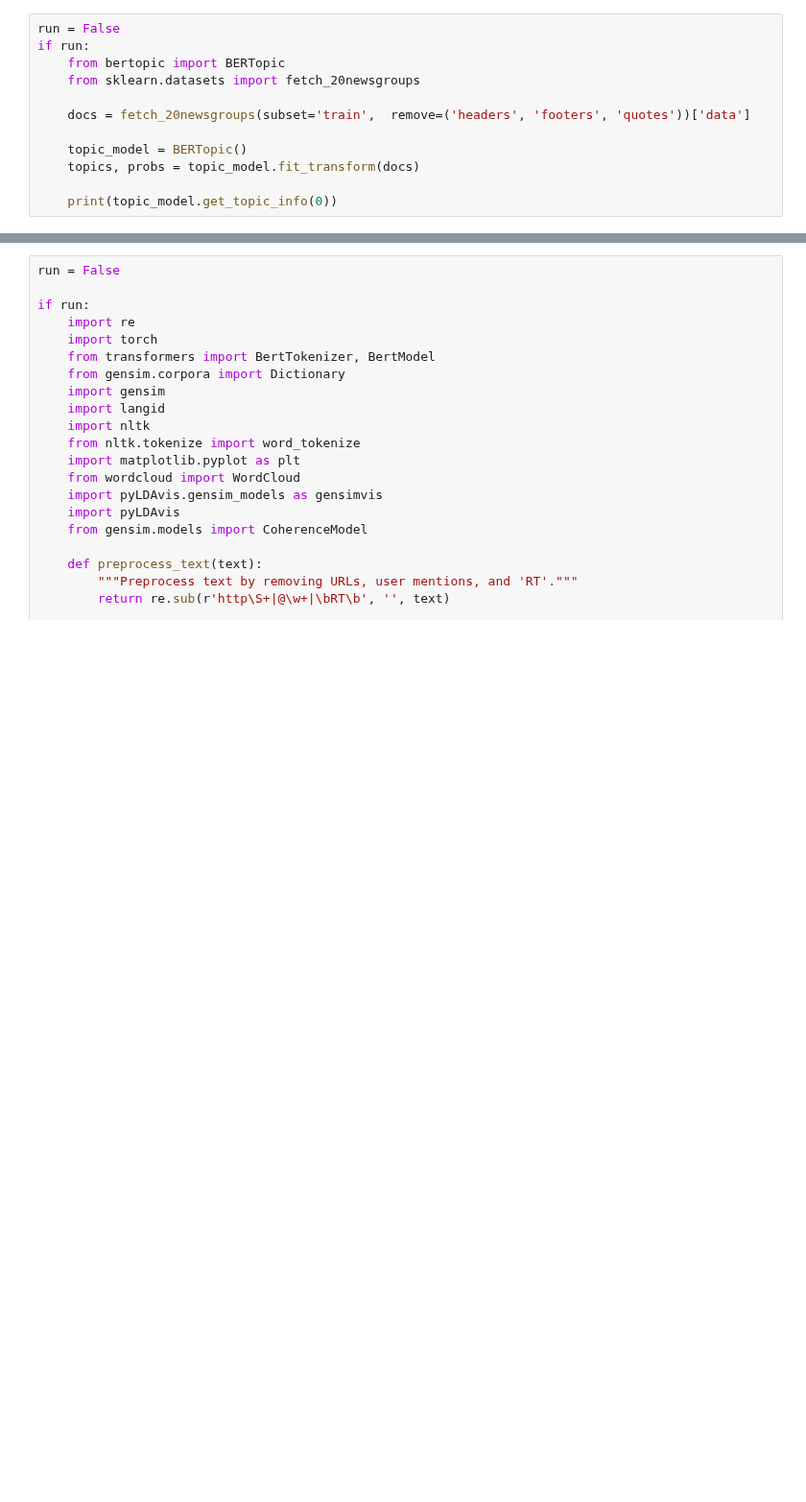
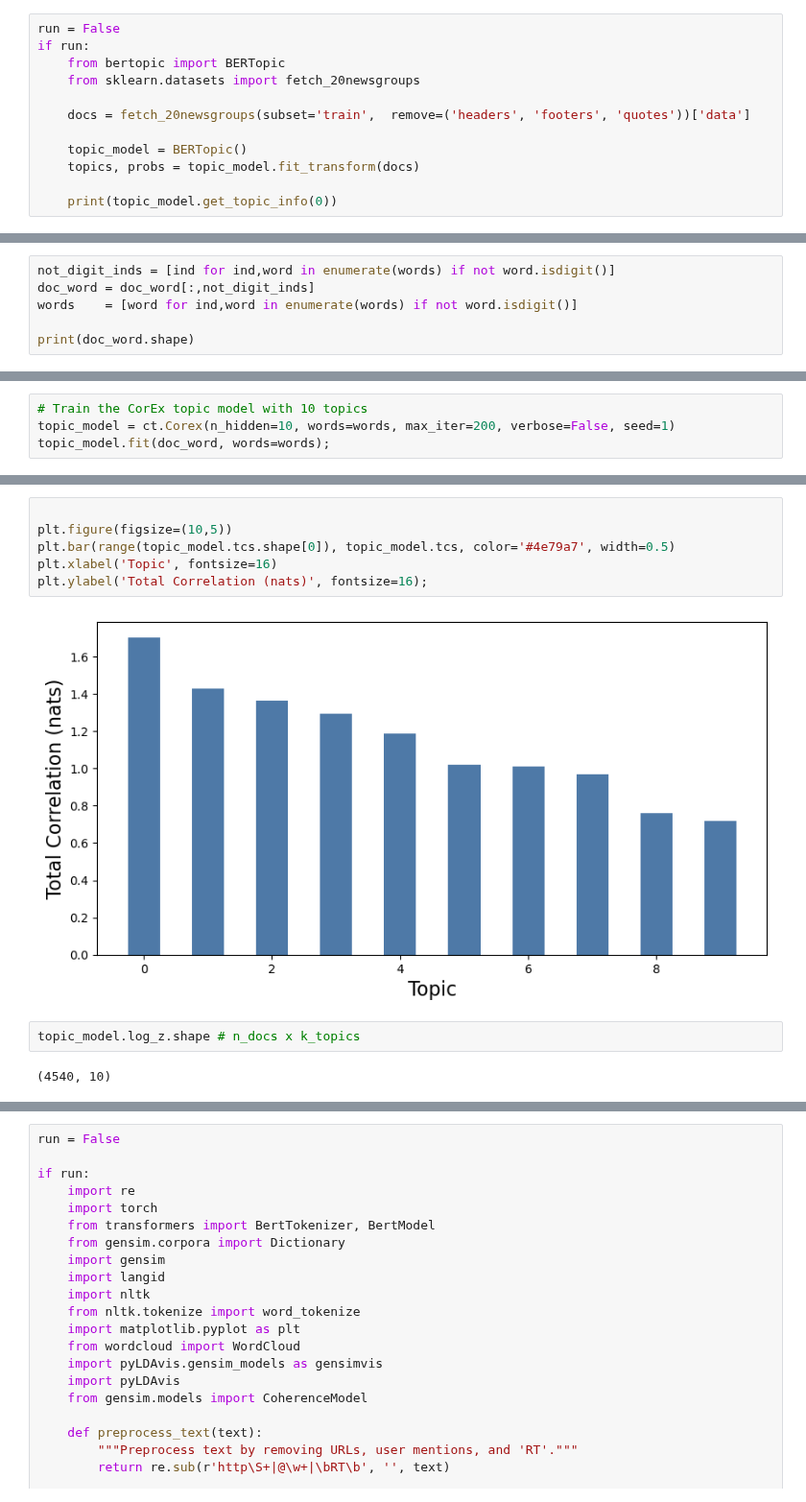
Before and after one commit to blehman/code_samples, a Jupyter notebook: tweet_topic_modeling/tom_robbins_whimsy.ipynb, the cells around one changed output, grey strips where cells are left out. Shown at 96% size. Cells and saved outputs as stored; diff of their text form; blank space fills up the shorter version.

```diff
--- a/tweet_topic_modeling/tom_robbins_whimsy.ipynb
+++ b/tweet_topic_modeling/tom_robbins_whimsy.ipynb
@@ -824,0 +1318,6 @@ if run:
+# %%
+not_digit_inds = [ind for ind,word in enumerate(words) if not word.isdigit()]
+doc_word = doc_word[:,not_digit_inds]
+words    = [word for ind,word in enumerate(words) if not word.isdigit()]
+
+print(doc_word.shape)
@@ -824,0 +1326,4 @@ if run:
+# %%
+# Train the CorEx topic model with 10 topics
+topic_model = ct.Corex(n_hidden=10, words=words, max_iter=200, verbose=False, seed=1)
+topic_model.fit(doc_word, words=words);
@@ -824,0 +1405,12 @@ if run:
+# %%
+
+plt.figure(figsize=(10,5))
+plt.bar(range(topic_model.tcs.shape[0]), topic_model.tcs, color='#4e79a7', width=0.5)
+plt.xlabel('Topic', fontsize=16)
+plt.ylabel('Total Correlation (nats)', fontsize=16);
+# %% [output]
+[figure, added]
+# %%
+topic_model.log_z.shape # n_docs x k_topics
+# %% [output]
+(4540, 10)
```
Also changed, not shown: parts of 45 cells of this notebook.
